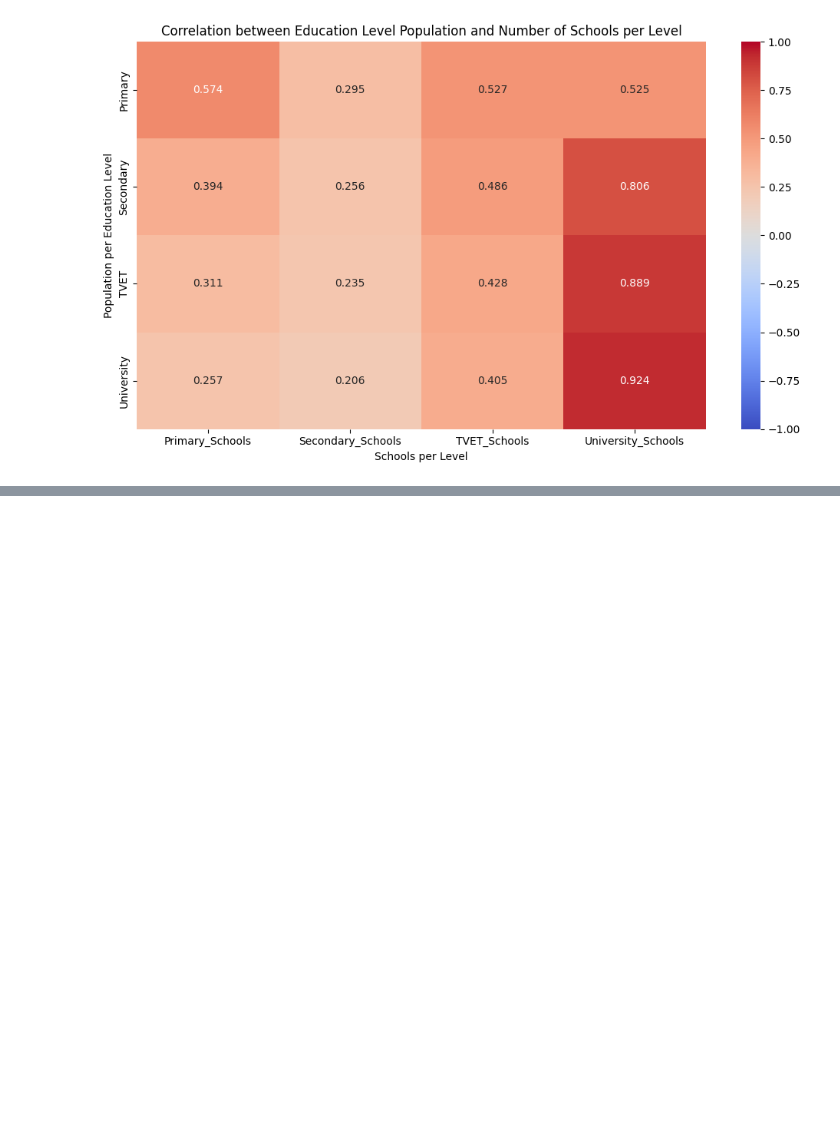
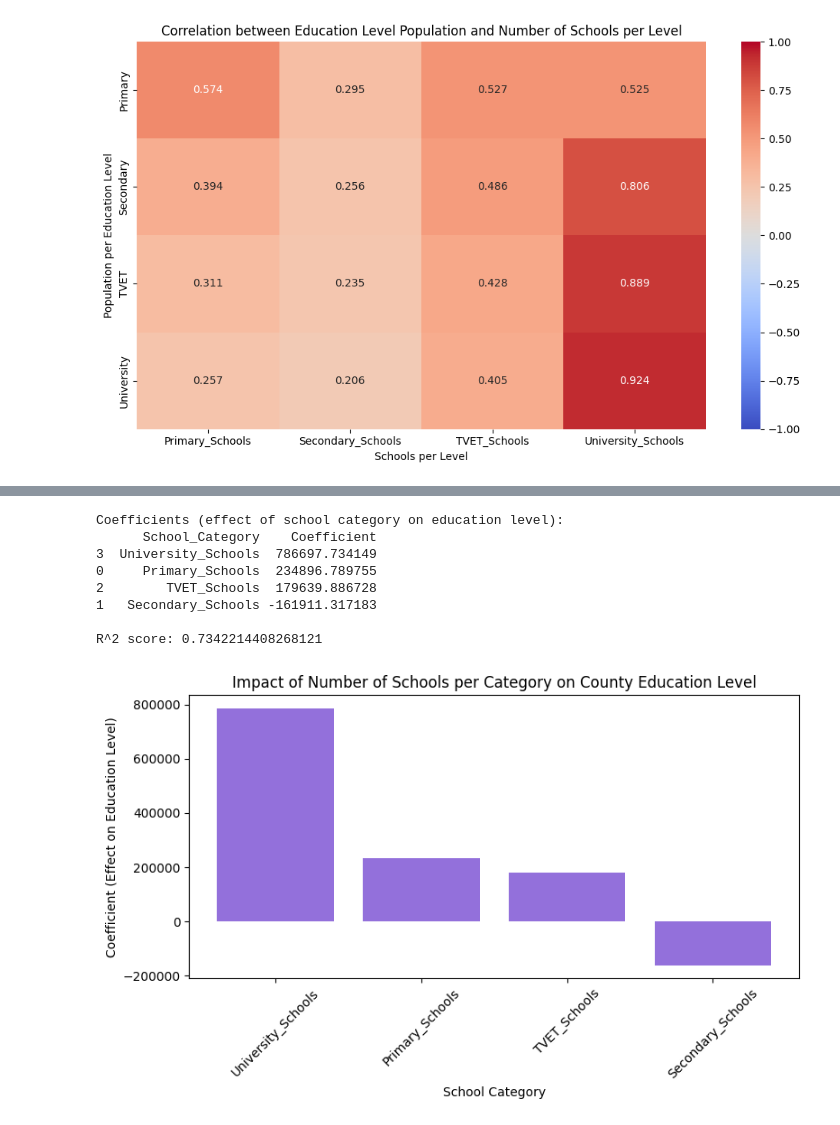
Before and after one commit to ChiriKamau/soma, a Jupyter notebook: notebooks/soma_v5.ipynb, the cells around one changed output, grey strips where cells are left out. Cells and saved outputs as stored; diff of their text form; code cells hidden in the pictures; blank space fills up the shorter version.

```diff
--- a/notebooks/soma_v5.ipynb
+++ b/notebooks/soma_v5.ipynb
@@ -173,0 +298,15 @@ R^2 score: 0.7140240244913303
+# %%
+from sklearn.linear_model import LinearRegression
+X, X_scaled, y = regression2_ass(level_school_df)
+edu_model = LinearRegression().fit(X_scaled, y)
+regression2_add(edu_model, X, X_scaled, y)
+# %% [output]
+Coefficients (effect of school category on education level):
+      School_Category    Coefficient
+3  University_Schools  786697.734149
+0     Primary_Schools  234896.789755
+2        TVET_Schools  179639.886728
+1   Secondary_Schools -161911.317183
+
+R^2 score: 0.7342214408268121
+[figure, added]
```
Also changed, not shown: parts of 13 cells of this notebook.
